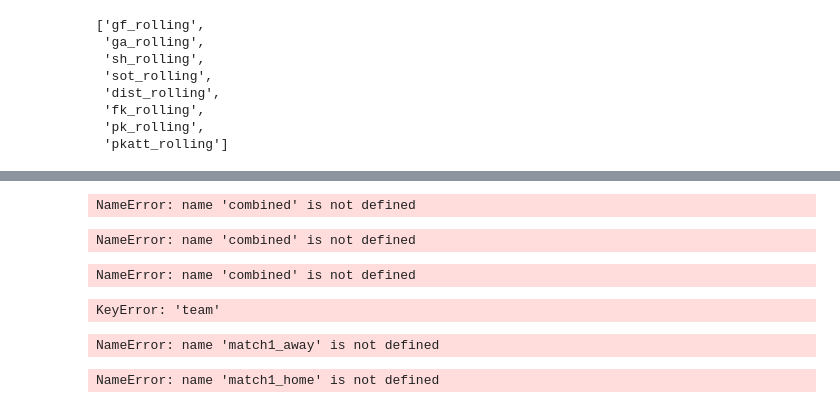
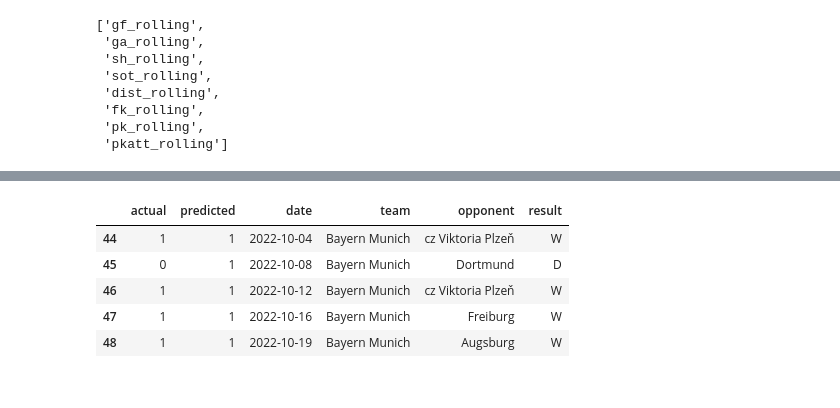
Before and after one commit to juchmielewska/assignment, a Jupyter notebook: 2_Assignment 1a, forecasting.ipynb, the cells around one changed output, grey strips where cells are left out. Cells and saved outputs as stored; diff of their text form; code cells hidden in the pictures.

```diff
--- a/2_Assignment 1a, forecasting.ipynb
+++ b/2_Assignment 1a, forecasting.ipynb
@@ -335,7 +199,6 @@ NameError: name 'RandomForestClassifier' is not defined
 # %%
-train = sm[sm["date"] < '2023-01-01']
+train = sm[sm["date"] < '2022-10-01']
+test = sm[sm["date"] > '2022-10-01']
-# %%
-test = sm[sm["date"] > '2023-01-01']
 # %%
 predictors = ["venue_code", "opp_code", "hour", "day_code"]
 # %%
@@ -466,7 +289,7 @@ matches_rolling
 # %%
 def make_predictions(data, predictors):
-    train = data[data["date"] < '2023-01-01']
-    test = data[data["date"] > '2023-01-01']
+    train = data[data["date"] < '2022-10-01']
+    test = data[data["date"] > '2022-10-01']
     rf.fit(train[predictors], train["target"])
     preds = rf.predict(test[predictors])
     combined = pd.DataFrame(dict(actual=test["target"], predicted=preds), index=test.index)
@@ -480,13 +303,10 @@ NameError: name 'rf' is not defined
-# %%
-combined
-# %% [output]
-NameError: name 'combined' is not defined
 # %%
 combined = combined.merge(matches_rolling[["date", "team", "opponent", "result"]], left_index=True, right_index=True)
-combined
+combined.head()
 # %% [output]
-NameError: name 'combined' is not defined
+|  | actual | predicted | date | team | opponent | result |
+| 44 | 1 | 1 | 2022-10-04 | Bayern Munich | cz Viktoria Plzeň | W |
+| 45 | 0 | 1 | 2022-10-08 | Bayern Munich | Dortmund | D |
+| 46 | 1 | 1 | 2022-10-12 | Bayern Munich | cz Viktoria Plzeň | W |
+| 47 | 1 | 1 | 2022-10-16 | Bayern Munich | Freiburg | W |
+| 48 | 1 | 1 | 2022-10-19 | Bayern Munich | Augsburg | W |
-# %%
-combined.head(10)
-# %% [output]
-NameError: name 'combined' is not defined
@@ -497,17 +312,0 @@ NameError: name 'combined' is not defined
-# %%
-match1_home = home_stats[(home_stats['team'] == 'Real Madrid') | (home_stats['team'] == 'Chelsea')]
-match1_away = away_stats[(away_stats['opponent'] == 'Real Madrid') | (away_stats['opponent'] == 'Chelsea')]
-# %% [output]
-KeyError: 'team'
-# %%
-match1_away = match1_away[:-1]
-dates= [pd.to_datetime('2023-04-11'), pd.to_datetime('2023-04-11')]
-# %% [output]
-NameError: name 'match1_away' is not defined
-# %%
-match1_home.insert(loc=0,column='date', value=dates)
-match1_home['day_code'] = [5,5]
-match1_home['neutral_loc'] = [1,1]
-match1_home['penalties'] = [0,0]
-# %% [output]
-NameError: name 'match1_home' is not defined
```
Also changed, not shown: parts of 51 cells of this notebook.
